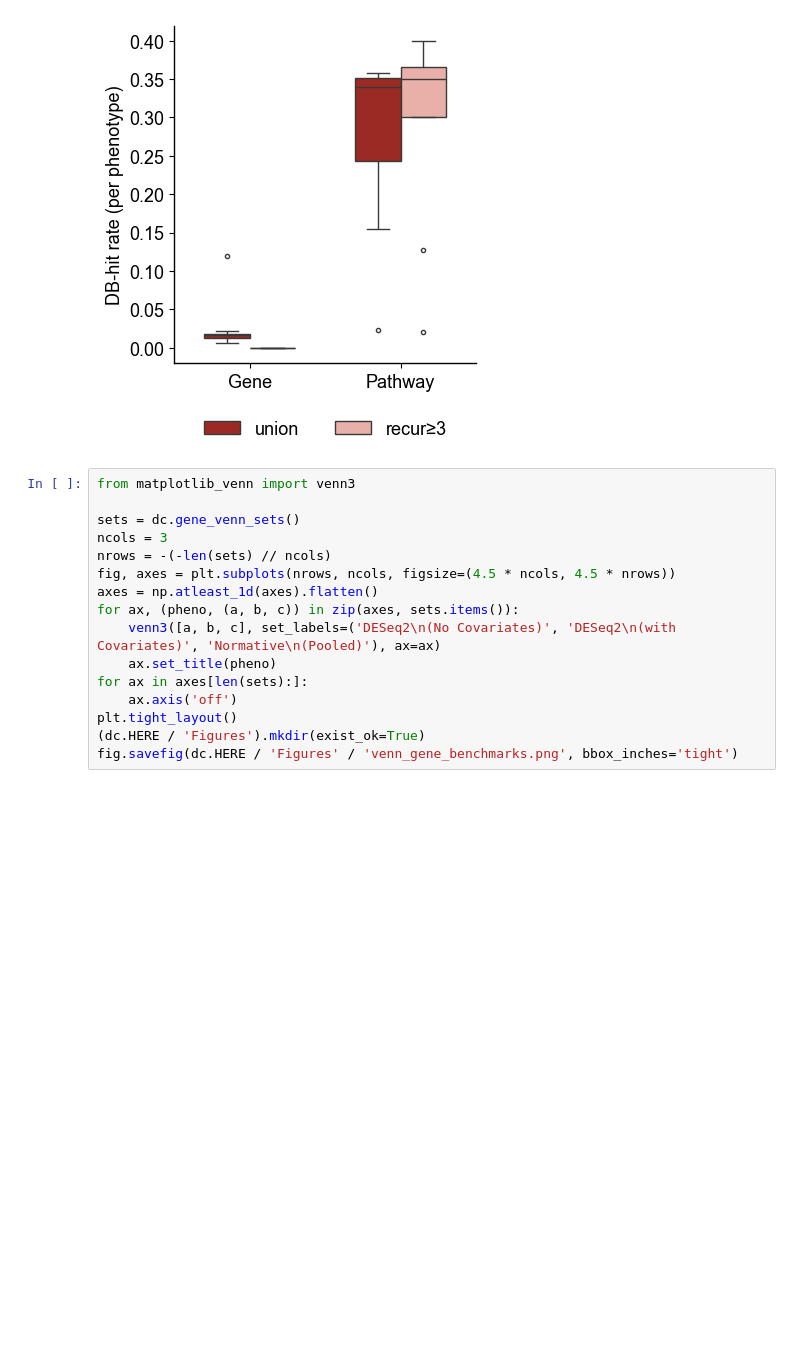
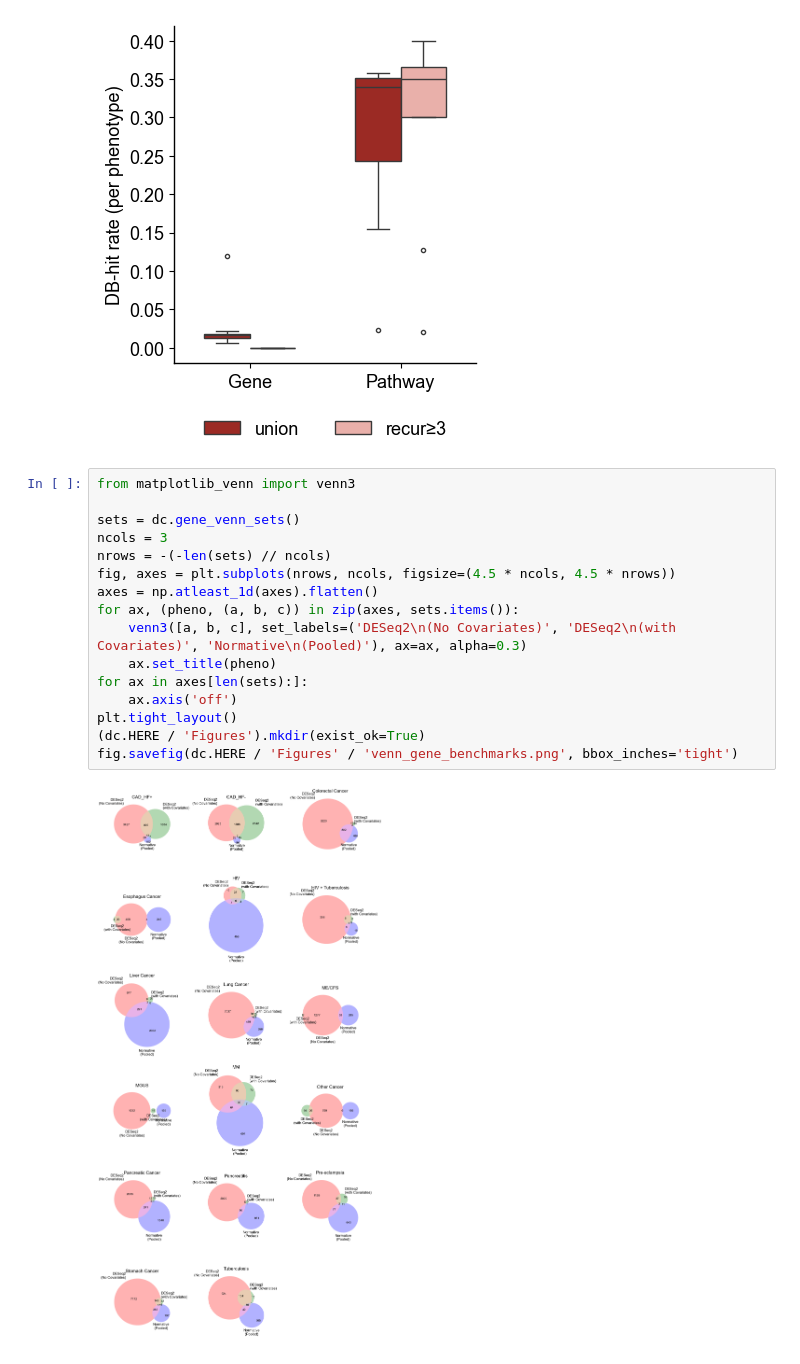
Before and after one commit to jmj3078/cfRNA_Disentaglement, a Jupyter notebook: MixedEffectsModeling/5_deseq2_group_comparison.ipynb, the cells around one changed output. Saved outputs shown, nothing was run; the diff lists cells and outputs as text; blank space fills up the shorter version.

Commit message:
venn

```diff
--- a/MixedEffectsModeling/5_deseq2_group_comparison.ipynb
+++ b/MixedEffectsModeling/5_deseq2_group_comparison.ipynb
@@ -258,16 +258,18 @@ fig.savefig(dc.HERE / 'Figures' / 'gene_vs_pathway_recurrence_box.png', dpi=300,
 # %%
 from matplotlib_venn import venn3
 
 sets = dc.gene_venn_sets()
 ncols = 3
 nrows = -(-len(sets) // ncols)
 fig, axes = plt.subplots(nrows, ncols, figsize=(4.5 * ncols, 4.5 * nrows))
 axes = np.atleast_1d(axes).flatten()
 for ax, (pheno, (a, b, c)) in zip(axes, sets.items()):
-    venn3([a, b, c], set_labels=('DESeq2\n(No Covariates)', 'DESeq2\n(with Covariates)', 'Normative\n(Pooled)'), ax=ax)
+    venn3([a, b, c], set_labels=('DESeq2\n(No Covariates)', 'DESeq2\n(with Covariates)', 'Normative\n(Pooled)'), ax=ax, alpha=0.3)
     ax.set_title(pheno)
 for ax in axes[len(sets):]:
     ax.axis('off')
 plt.tight_layout()
 (dc.HERE / 'Figures').mkdir(exist_ok=True)
 fig.savefig(dc.HERE / 'Figures' / 'venn_gene_benchmarks.png', bbox_inches='tight')
+# %% [output]
+[figure, added]
```
Also changed, not shown: 1 other file.
